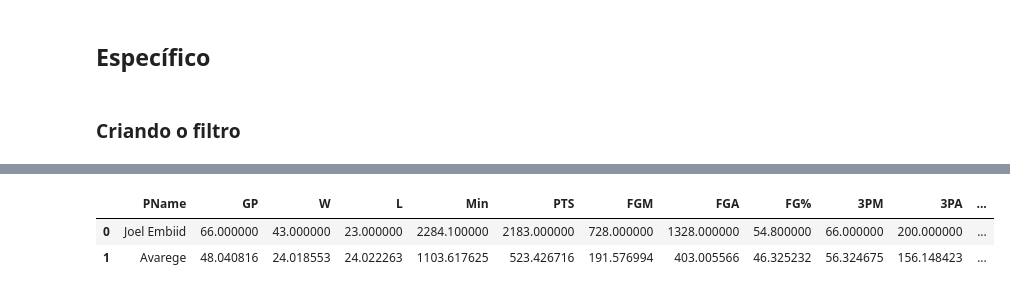
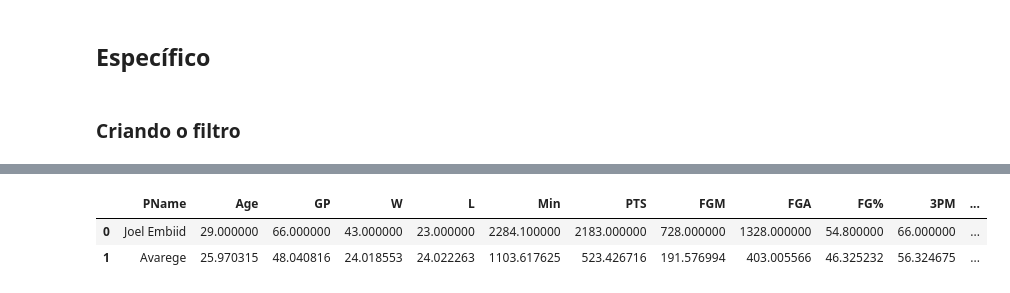
Before and after one commit to joas005/NBA23_data_analysis, a Jupyter notebook: notebooks/notebook.ipynb, the cells around one changed output, grey strips where cells are left out. Saved outputs shown, nothing was run; the diff lists cells and outputs as text; code cells hidden in the pictures.

```diff
--- a/notebooks/notebook.ipynb
+++ b/notebooks/notebook.ipynb
@@ -1105,6 +1135,10 @@ important_stats = [
+# %%
+player_data = ["PName"]
+for i in data_to_plot:
+    player_data.append(i)
 # %%
 player_selected_row = data_merged[data_merged["PName"] == "Joel Embiid"]
-player_df = player_selected_row[important_stats]
+player_df = player_selected_row[player_data]
 
 player_df
 # %% [output]
@@ -1113,6 +1147,6 @@ player_df
 # %%
 mean_values = data_merged[
-    important_stats
+    data_to_plot
 ].mean()
 
 df_means = (
@@ -1128,12 +1162,9 @@ df_means
 # %%
 df_means["PName"] = "Avarege"
-df_means = df_means[
-    important_stats
-]
 
 player_vs_avarage = pd.concat([player_df, df_means], ignore_index=True)
 player_vs_avarage
 # %% [output]
-|  | PName | GP | W | L | Min | PTS | FGM | FGA | FG% | 3PM | 3PA | ... |
-| 0 | Joel Embiid | 66.000000 | 43.000000 | 23.000000 | 2284.100000 | 2183.000000 | 728.000000 | 1328.000000 | 54.800000 | 66.000000 | 200.000000 | ... |
-| 1 | Avarege | 48.040816 | 24.018553 | 24.022263 | 1103.617625 | 523.426716 | 191.576994 | 403.005566 | 46.325232 | 56.324675 | 156.148423 | ... |
+|  | PName | Age | GP | W | L | Min | PTS | FGM | FGA | FG% | 3PM | ... |
+| 0 | Joel Embiid | 29.000000 | 66.000000 | 43.000000 | 23.000000 | 2284.100000 | 2183.000000 | 728.000000 | 1328.000000 | 54.800000 | 66.000000 | ... |
+| 1 | Avarege | 25.970315 | 48.040816 | 24.018553 | 24.022263 | 1103.617625 | 523.426716 | 191.576994 | 403.005566 | 46.325232 | 56.324675 | ... |
```
Also changed, not shown: parts of 13 cells of this notebook, 2 other files.
